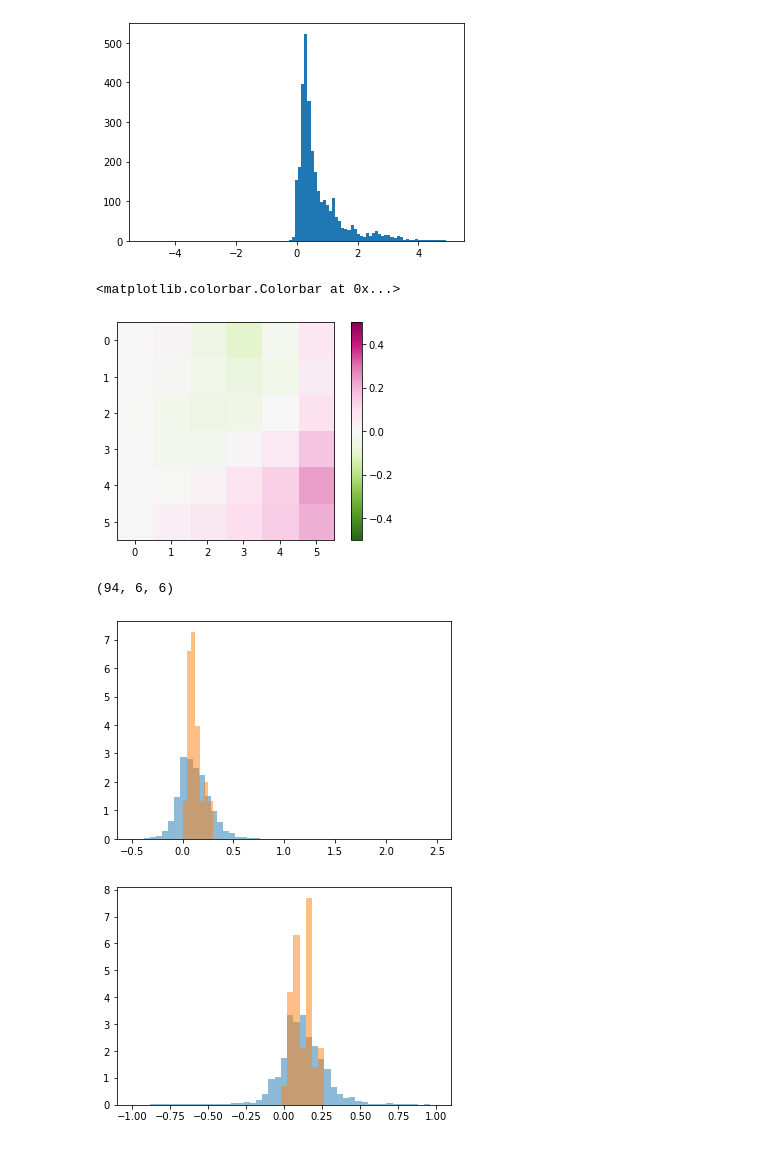
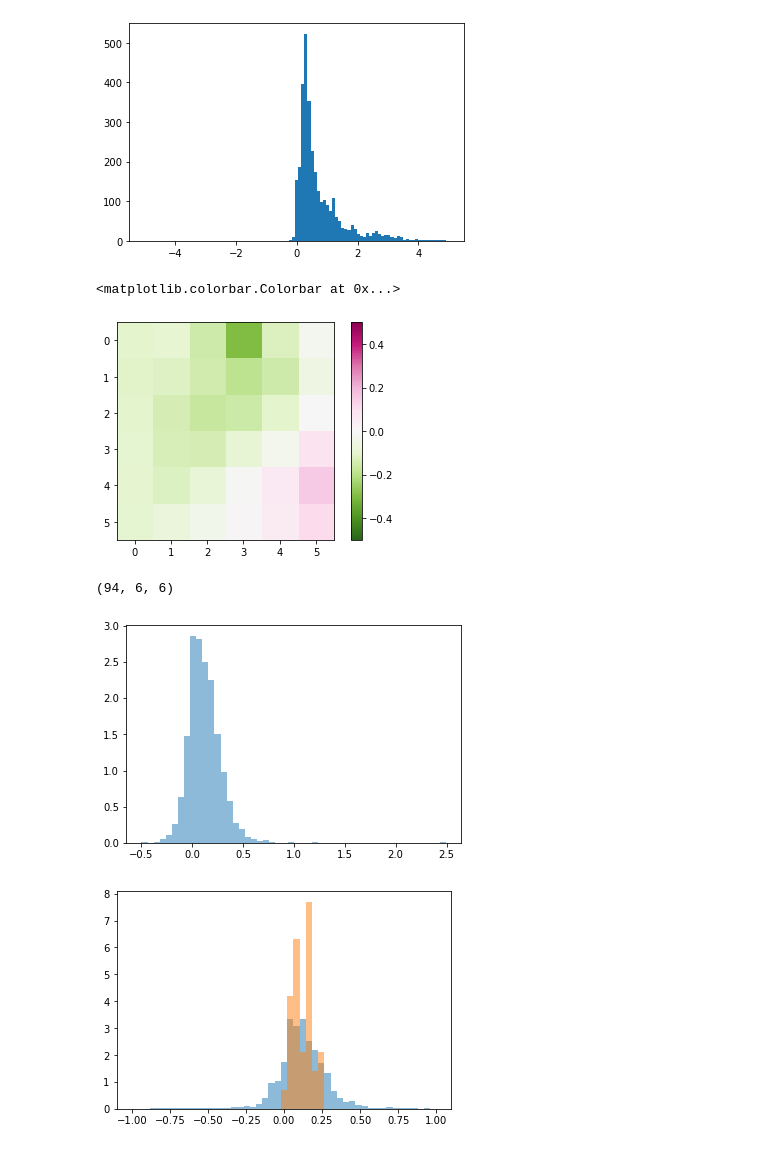
Before and after one commit to anitsoga/mossing_paper_code, a Jupyter notebook: simulation/Agos_Code/Figure_6.ipynb, the cells around one changed output. Saved outputs shown, nothing was run; the diff lists cells and outputs as text; code cells hidden in the pictures.

Commit message:
sup. index and midline hists

```diff
--- a/simulation/Agos_Code/Figure_6.ipynb
+++ b/simulation/Agos_Code/Figure_6.ipynb
@@ -582,20 +775,20 @@ plt.hist(amplitude_at_x0.flatten(),bins=np.linspace(-5,5,100));
 [figure]
 # %%
 midpoints # model nr, size, contrast
-plt.imshow(midpoints[1,:,:],cmap='PiYG_r',vmin=-0.5,vmax=0.5);
+plt.imshow(midpoints[3,:,:],cmap='PiYG_r',vmin=-0.5,vmax=0.5);
 plt.colorbar()
 # %% [output]
 <matplotlib.colorbar.Colorbar at 0x...>
-[figure, old version]
+[figure, new version]
 # %%
 midpoints.shape
 # %% [output]
 (94, 6, 6)
 # %%
 plt.hist(params[:,:,0,0].flatten(),50,density=True,alpha=0.5);
-plt.hist(np.nanmean(params[:,:,0,0],0).flatten(),7,density=True,alpha=0.5);
+# plt.hist(np.nanmean(params[:,:,0,0],0).flatten(),7,density=True,alpha=0.5);
 # %% [output]
-[figure, old version]
+[figure, new version]
 # %%
 plt.hist(params[:,:,1,0].flatten(),np.linspace(-1,1,50),density=True,alpha=0.5);
 plt.hist(np.nanmean(params[:,:,1,0],0).flatten(),np.linspace(-1,1,50),density=True,alpha=0.5);
```
Also changed, not shown: parts of 15 cells of this notebook, 4 other files.
